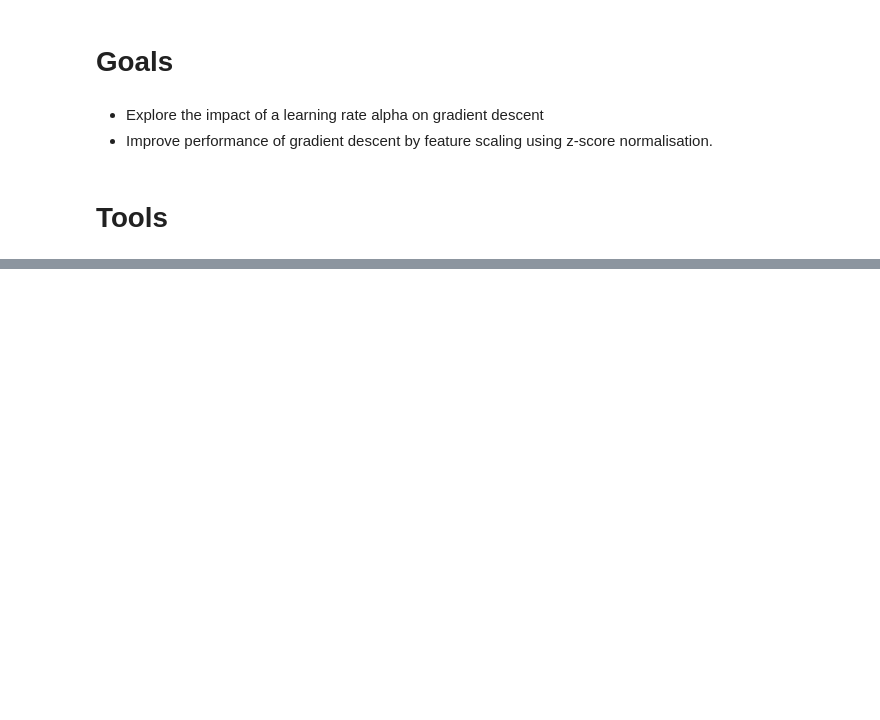
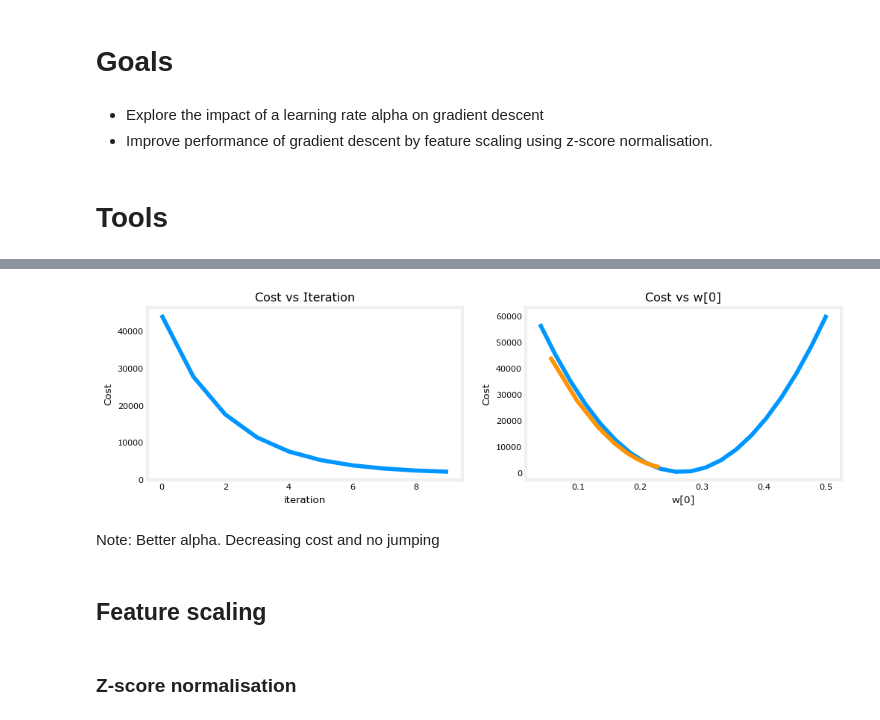
Before and after one commit to charlotteprobstel/Supervised_Machine_Learning_Regression_Classification, a Jupyter notebook: Week 2/Lab 7 - Feature scaling and learning rate.ipynb, the cells around one changed output, grey strips where cells are left out. Cells and saved outputs as stored; diff of their text form; code cells hidden in the pictures; blank space fills up the shorter version.

```diff
--- a/Week 2/Lab 7 - Feature scaling and learning rate.ipynb
+++ b/Week 2/Lab 7 - Feature scaling and learning rate.ipynb
@@ -13,0 +97,3 @@ ModuleNotFoundError: No module named 'lab_utils_multi'
+# %%
+# Much smaller Alpha = 1e-7
+_,_,hist = run_gradient_descent(X_train, y_train, 10, alpha = 1e-7)
@@ -13,0 +114,10 @@ ModuleNotFoundError: No module named 'lab_utils_multi'
+# %%
+plot_cost_i_w(X_train,y_train,hist)
+# %% [output]
+[figure, added]
+# %% [markdown]
+Note: Better alpha. Decreasing cost and no jumping
+# %% [markdown]
+## Feature scaling
+# %% [markdown]
+### Z-score normalisation
```
Also changed, not shown: parts of 38 cells of this notebook, 3 other files.
